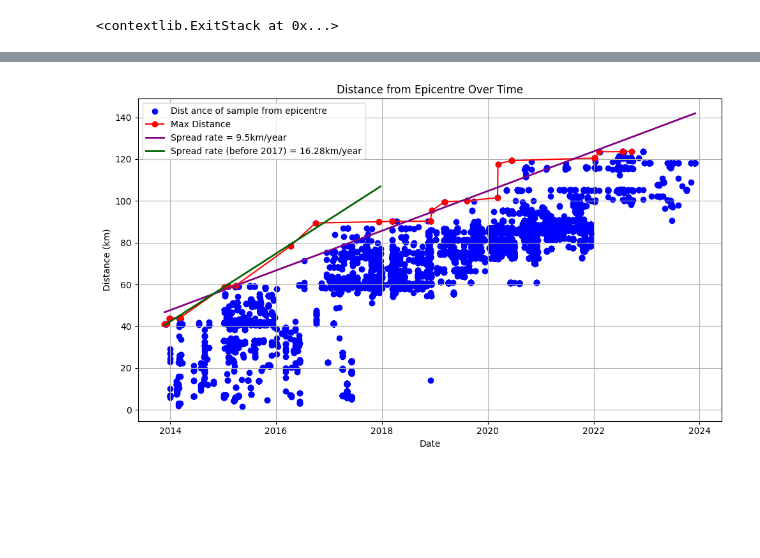
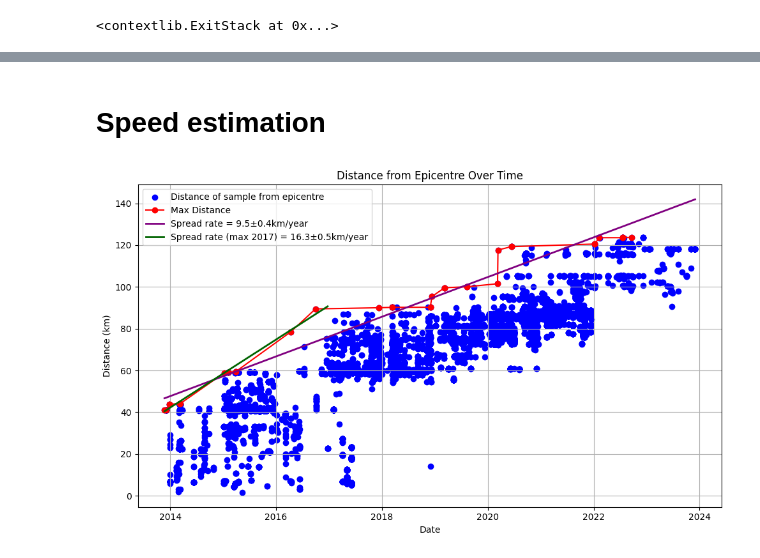
Before and after one commit to LeonMengoni/Xylella-Fastidiosa, a Jupyter notebook: Monitoring.ipynb, the cells around one changed output, grey strips where cells are left out. Cells and saved outputs as stored; diff of their text form; code cells hidden in the pictures; blank space fills up the shorter version.

```diff
--- a/Monitoring.ipynb
+++ b/Monitoring.ipynb
@@ -216,14 +236,6 @@ gallipoli = positives[positives['COMUNE'] == 'Gallipoli']
+# %% [markdown]
+# Speed estimation
 # %%
-# CALCULATE EVOLUTION OF MAX DISTANCE FROM EPICENTRE OF EPIDEMIC
-# Determine epicentre coordinates arbitrarily: average of first cases (2013)
-first_cases = gallipoli[gallipoli['DATA_RILEVAMENTO'].dt.year == 2013]
-epicentre = {'lat': np.mean(first_cases['LATITUDINE']), 'lon': np.mean(first_cases['LONGITUDINE'])}
-# epicentre_point = (epicentre['lat'], epicentre['lon'])
-epicentre_point = (40.055851, 17.992615) # Taken from Kottelenberg (2021)
-
-# Evaluate distance from epicentre
-positives['DISTANCE'] = positives.apply(lambda row: distance.distance(epicentre_point, (row['LATITUDINE'], row['LONGITUDINE'])).km, axis=1)
-
 # Evaluate max distance evolution
 positives['POSITIVE_INDEX'] = np.arange(len(positives)) # Add an index from 0 to len(positives)
 
@@ -239,40 +292,16 @@ df_max_distances = positives.iloc[indices].copy()
 # %%
-# CALCULATE SPEED OF DISEASE SPREAD
-positives['ORDINAL'] = pd.to_datetime(positives['DATA_RILEVAMENTO']).apply(lambda x: x.toordinal())
-df_max_distances['ORDINAL'] = pd.to_datetime(df_max_distances['DATA_RILEVAMENTO']).apply(lambda x: x.toordinal())
-
-X = df_max_distances[['ORDINAL']]
-y = df_max_distances['DISTANCE']
-
-max_year = 2017
-X1 = df_max_distances[df_max_distances['DATA_RILEVAMENTO'].dt.year < max_year][['ORDINAL']]
-y1 = df_max_distances[df_max_distances['DATA_RILEVAMENTO'].dt.year < max_year]['DISTANCE']
-
-model = linear_model.LinearRegression()
-model.fit(X, y)
-model1 = linear_model.LinearRegression()
-model1.fit(X1, y1)
-
-X_pred = positives[['ORDINAL']]
-y_pred = model.predict(X_pred)
-X_pred1 = positives[positives['DATA_RILEVAMENTO'].dt.year <= max_year][['ORDINAL']]
-y_pred1 = model1.predict(X_pred1)
-coef = model.coef_[0]
-coef1 = model1.coef_[0]
-
 # PLOT ALL DISTANCES
 fig, ax = plt.subplots(figsize=(10, 6))
-ax.scatter(positives['DATA_RILEVAMENTO'], positives['DISTANCE'], marker='o', linestyle='-', color='b', label='Dist ance of sample from epicentre')
+ax.scatter(positives['DATA_RILEVAMENTO'], positives['DISTANCE'], marker='o', linestyle='-', color='b', label='Distance of sample from epicentre')
 ax.plot(df_max_distances['DATA_RILEVAMENTO'], df_max_distances['DISTANCE'], marker='o', linestyle='-', color='r', label='Max Distance')
-ax.plot(positives['DATA_RILEVAMENTO'], y_pred, color='purple', linewidth=2, label=f'Spread rate = {np.round(coef*365,2)}km/year')
-# ax.plot(positives['DATA_RILEVAMENTO'], y_pred1, color='darkgreen', linewidth=2, label=f'Fit coefficient\n = {np.round(coef1,2)}km/day\n = {np.round(coef1*365,2)}km/year')
-ax.plot(positives[positives['DATA_RILEVAMENTO'].dt.year <= max_year]['DATA_RILEVAMENTO'], y_pred1, color='darkgreen', linewidth=2, label=f'Spread rate (before {max_year}) = {np.round(coef1*365,2)}km/year')
+ax.plot(positives['DATA_RILEVAMENTO'], y_pred, color='purple', linewidth=2, label=f'Spread rate = {np.round(speed*365,1)}±{np.round(err*365,1)}km/year')
+ax.plot(positives[positives['DATA_RILEVAMENTO'].dt.year < max_year]['DATA_RILEVAMENTO'], y_pred1, color='darkgreen', linewidth=2, label=f'Spread rate (max {max_year}) = {np.round(speed1*365,1)}±{np.round(err1*365,1)}km/year')
 ax.set_xlabel('Date')
 ax.set_ylabel('Distance (km)')
 ax.set_title('Distance from Epicentre Over Time')
 ax.grid(True)
 ax.legend()
 plt.tight_layout()
 plt.show()
 # %% [output]
-[figure, old version]
+[figure, new version]
```
Also changed, not shown: parts of 22 cells of this notebook, 2 other files.
